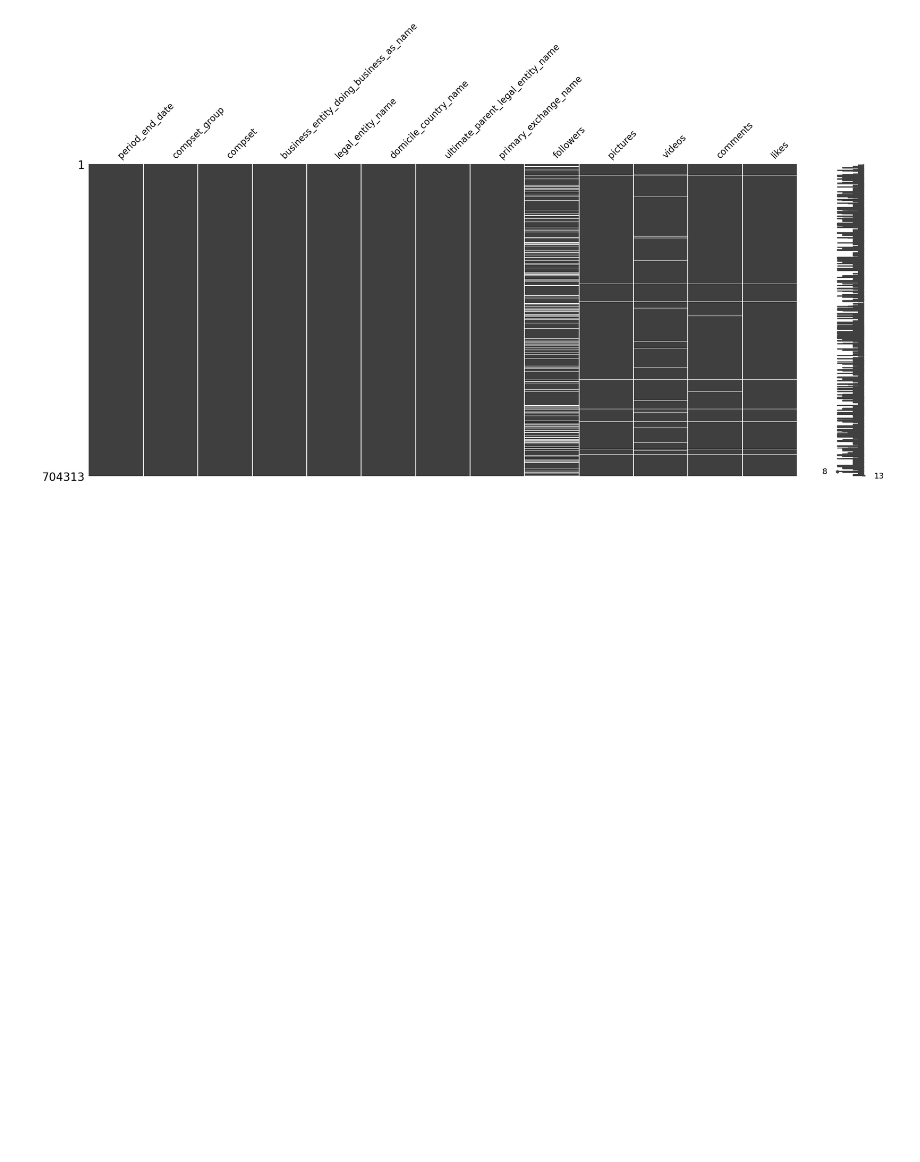
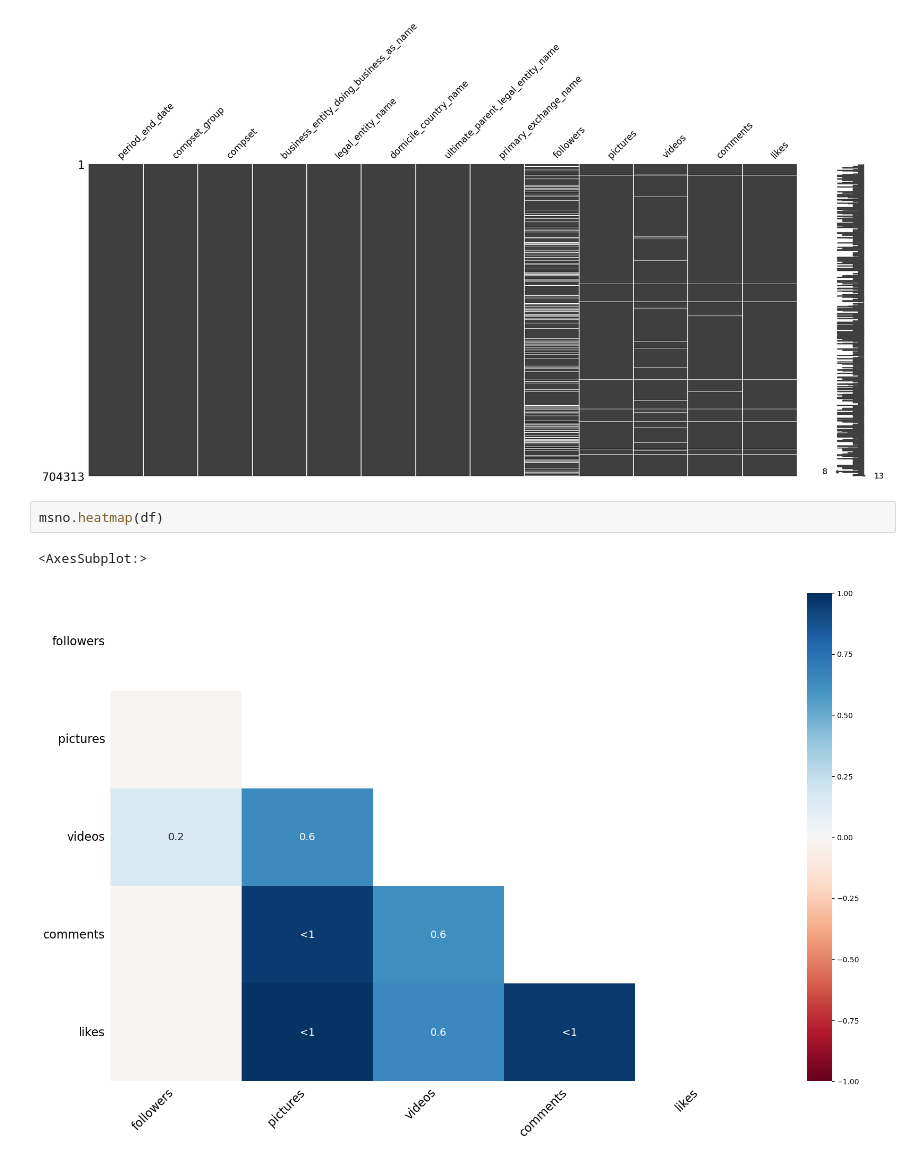
Before and after one commit to kkh327/datathon, a Jupyter notebook: data_cleaning.ipynb, the cells around one changed output. Cells and saved outputs as stored; diff of their text form; blank space fills up the shorter version.

```diff
--- a/data_cleaning.ipynb
+++ b/data_cleaning.ipynb
@@ -771,3 +791,8 @@ msno.matrix(df)
 # %% [output]
 <AxesSubplot:>
 [figure]
+# %%
+msno.heatmap(df)
+# %% [output]
+<AxesSubplot:>
+[figure, added]
```
Also changed, not shown: parts of 11 cells of this notebook.
